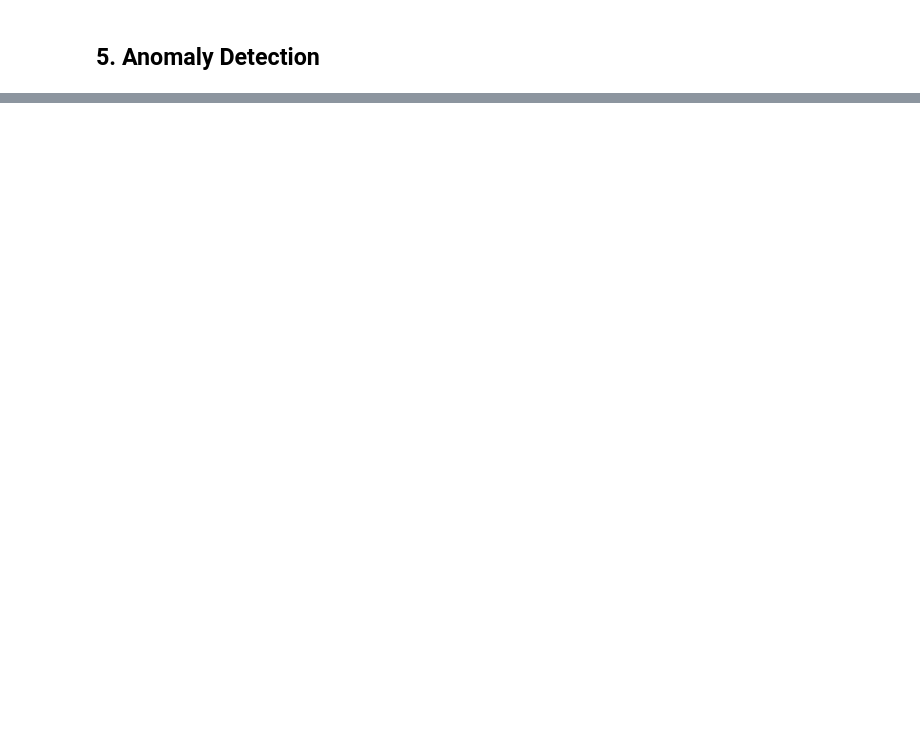
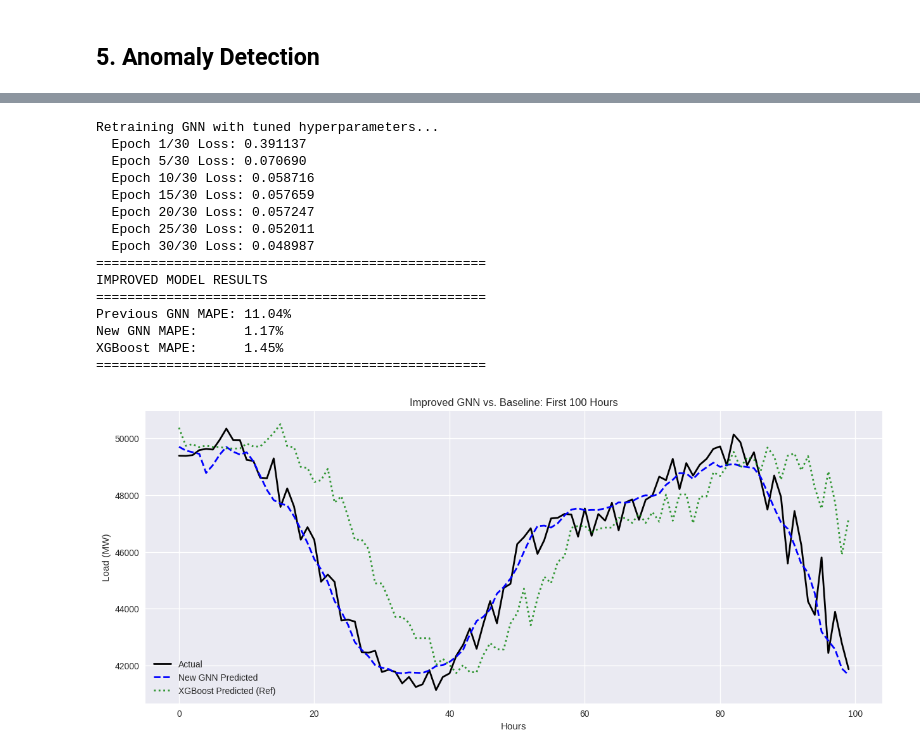
Before and after one commit to SaiDineshD/ercot, a Jupyter notebook: ercot_colab.ipynb, the cells around one changed output, grey strips where cells are left out. Drawn from its saved outputs; the diff is of its cells as text; code cells hidden in the pictures; blank space fills up the shorter version.

```diff
--- a/ercot_colab.ipynb
+++ b/ercot_colab.ipynb
@@ -138,0 +464,72 @@ print("="*50)
+# %%
+print("Retraining GNN with tuned hyperparameters...")
+# 1. Retrain GNN with Tuned Hyperparameters
+# Removing 'learning_rate' as it caused a TypeError. Using default LR.
+gnn_model_v2, gnn_losses_v2, _ = train_gnn_forecaster(
+    X_train_new,
+    y_train_new,
+    adj_new,
+    epochs=30,
+    batch_size=64
+)
+
+# 2. Generate Predictions on Scaled Test Set
+gnn_pred_scaled = predict_gnn(gnn_model_v2, X_test_new, scale_params=None) # We will manually unscale
+
+# 3. Unscale Predictions
+# y = y_scaled * scale + mean
+gnn_pred_v2 = gnn_pred_scaled * target_scale + target_mean
+
+# 4. Prepare Correct Ground Truth
+# The original y_test has 519 samples, but due to feature engineering (dropping NaNs from rolling/lag),
+# our new test set has 516 samples. We must use the corresponding unscaled y_test_new.
+y_test_v2 = y_test_new * target_scale + target_mean
+
+# 5. Calculate MAPE
+gnn_mape_v2 = mean_absolute_percentage_error(y_test_v2, gnn_pred_v2)
+
+# 6. Compare Results
+print("="*50)
+print("IMPROVED MODEL RESULTS")
+print("="*50)
+print(f"Previous GNN MAPE: {gnn_mape:.2%}")
+print(f"New GNN MAPE:      {gnn_mape_v2:.2%}")
+print(f"XGBoost MAPE:      {xgb_mape:.2%}")
+print("="*50)
+
+# 7. Plot Comparison
+plt.figure(figsize=(15, 6))
+zoom_slice = slice(0, 100)
+
+# Use y_test_v2 for alignment
+plt.plot(y_test_v2[zoom_slice], label='Actual', linewidth=2, color='black')
+plt.plot(gnn_pred_v2[zoom_slice], label='New GNN Predicted', linestyle='--', linewidth=2, color='blue')
+
+# XGBoost predictions correspond to the original test set indices.
+# Aligning them perfectly might be tricky without timestamps, but for visualization of "improvement",
+# we can plot the first 100 points of each to show behavior.
+plt.plot(xgb_pred[zoom_slice], label='XGBoost Predicted (Ref)', linestyle=':', linewidth=2, color='green', alpha=0.8)
+
+plt.title('Improved GNN vs. Baseline: First 100 Hours')
+plt.xlabel('Hours')
+plt.ylabel('Load (MW)')
+plt.legend()
+plt.grid(True)
+plt.show()
+# %% [output]
+Retraining GNN with tuned hyperparameters...
+  Epoch 1/30 Loss: 0.391137
+  Epoch 5/30 Loss: 0.070690
+  Epoch 10/30 Loss: 0.058716
+  Epoch 15/30 Loss: 0.057659
+  Epoch 20/30 Loss: 0.057247
+  Epoch 25/30 Loss: 0.052011
+  Epoch 30/30 Loss: 0.048987
+==================================================
+IMPROVED MODEL RESULTS
+==================================================
+Previous GNN MAPE: 11.04%
+New GNN MAPE:      1.17%
+XGBoost MAPE:      1.45%
+==================================================
+[figure, added]
```
Also changed, not shown: parts of 83 cells of this notebook.
